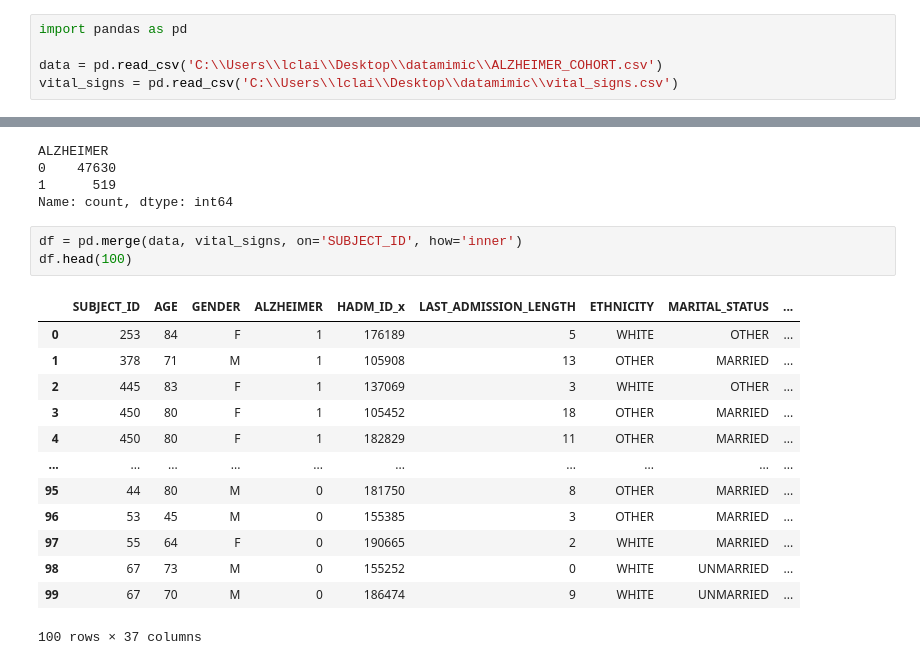
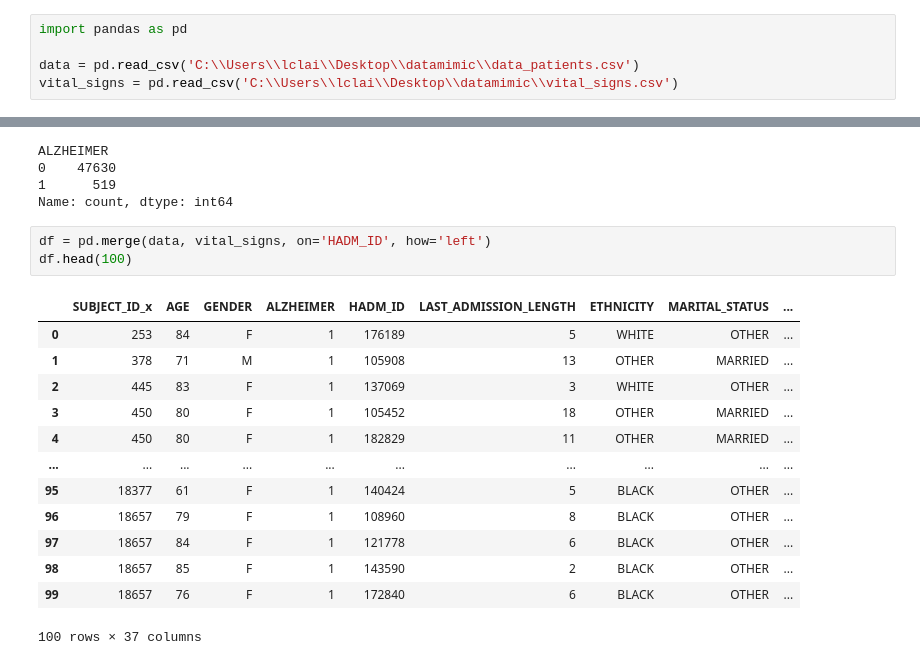
Before and after one commit to laiacoronas/predicting_dementia, a Jupyter notebook: clinic_model.ipynb, the cells around one changed output, grey strips where cells are left out. Saved outputs shown, nothing was run; the diff lists cells and outputs as text.

```diff
--- a/clinic_model.ipynb
+++ b/clinic_model.ipynb
@@ -1,7 +1,7 @@
 # %%
 import pandas as pd
 
-data = pd.read_csv('C:\\Users\\lclai\\Desktop\\datamimic\\ALZHEIMER_COHORT.csv')
+data = pd.read_csv('C:\\Users\\lclai\\Desktop\\datamimic\\data_patients.csv')
 vital_signs = pd.read_csv('C:\\Users\\lclai\\Desktop\\datamimic\\vital_signs.csv')
 # %%
 import numpy as np
@@ -16,19 +16,19 @@ ALZHEIMER
 1      519
 Name: count, dtype: int64
 # %%
-df = pd.merge(data, vital_signs, on='SUBJECT_ID', how='inner')
+df = pd.merge(data, vital_signs, on='HADM_ID', how='left')
 df.head(100)
 # %% [output]
-|  | SUBJECT_ID | AGE | GENDER | ALZHEIMER | HADM_ID_x | LAST_ADMISSION_LENGTH | ETHNICITY | MARITAL_STATUS | ... |
+|  | SUBJECT_ID_x | AGE | GENDER | ALZHEIMER | HADM_ID | LAST_ADMISSION_LENGTH | ETHNICITY | MARITAL_STATUS | ... |
 | 0 | 253 | 84 | F | 1 | 176189 | 5 | WHITE | OTHER | ... |
 | 1 | 378 | 71 | M | 1 | 105908 | 13 | OTHER | MARRIED | ... |
 | 2 | 445 | 83 | F | 1 | 137069 | 3 | WHITE | OTHER | ... |
 | 3 | 450 | 80 | F | 1 | 105452 | 18 | OTHER | MARRIED | ... |
 | 4 | 450 | 80 | F | 1 | 182829 | 11 | OTHER | MARRIED | ... |
 | ... | ... | ... | ... | ... | ... | ... | ... | ... | ... |
-| 95 | 44 | 80 | M | 0 | 181750 | 8 | OTHER | MARRIED | ... |
-| 96 | 53 | 45 | M | 0 | 155385 | 3 | OTHER | MARRIED | ... |
-| 97 | 55 | 64 | F | 0 | 190665 | 2 | WHITE | MARRIED | ... |
-| 98 | 67 | 73 | M | 0 | 155252 | 0 | WHITE | UNMARRIED | ... |
-| 99 | 67 | 70 | M | 0 | 186474 | 9 | WHITE | UNMARRIED | ... |
+| 95 | 18377 | 61 | F | 1 | 140424 | 5 | BLACK | OTHER | ... |
+| 96 | 18657 | 79 | F | 1 | 108960 | 8 | BLACK | OTHER | ... |
+| 97 | 18657 | 84 | F | 1 | 121778 | 6 | BLACK | OTHER | ... |
+| 98 | 18657 | 85 | F | 1 | 143590 | 2 | BLACK | OTHER | ... |
+| 99 | 18657 | 76 | F | 1 | 172840 | 6 | BLACK | OTHER | ... |
 100 rows × 37 columns
```
Also changed, not shown: parts of 28 cells of this notebook, 1 other file.
